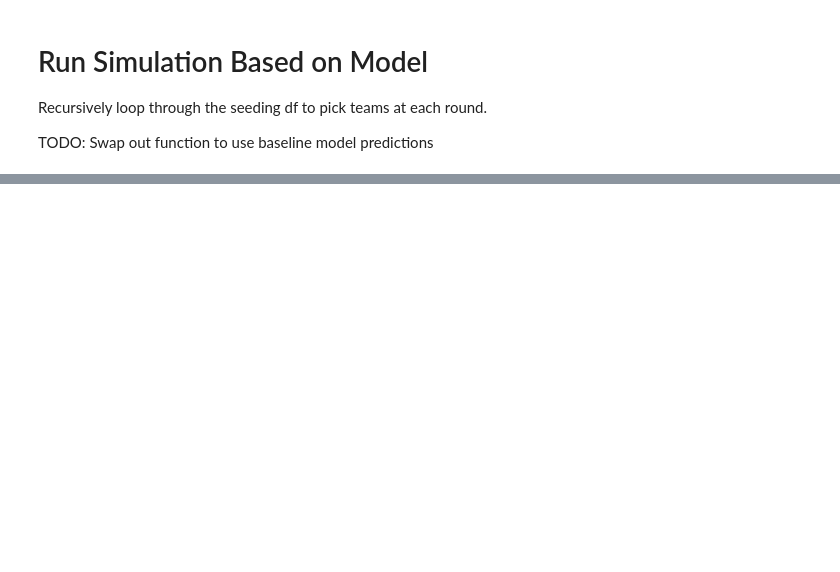
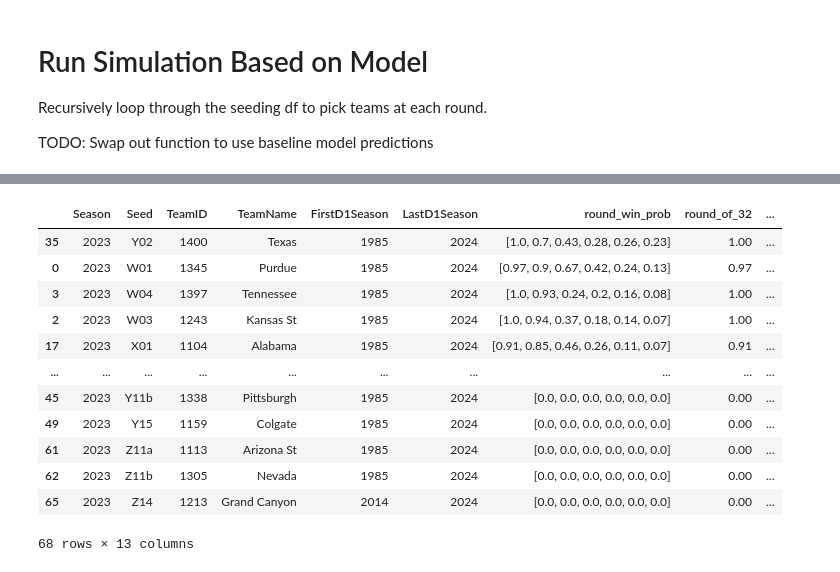
Before and after one commit to taylorlast/march_madness_2024, a Jupyter notebook: src/mm-code.ipynb, the cells around one changed output, grey strips where cells are left out. Drawn from its saved outputs; the diff is of its cells as text; code cells hidden in the pictures; blank space fills up the shorter version.

```diff
--- a/src/mm-code.ipynb
+++ b/src/mm-code.ipynb
@@ -887,0 +976,59 @@ def simulate(_df, seed_lookup, round_num=0, results=None, year=2023):
+# %%
+def check_bracket_distribution(df, seed):
+    """
+    df: pd.DataFrame
+        This is the submission dataframe for all brackets
+    team: str
+        a seed representing the team
+    """
+    successors = get_successors(seed)
+    path_df = df[df["Slot"].isin(successors)]
+    path_df = path_df.groupby("Slot")["Team"].apply(lambda x: np.mean(x == seed))
+
+    # seeding_teams = pd.merge(mens_data["MNCAATourneySeeds"][
+    #     mens_data["MNCAATourneySeeds"]["Season"] == 2023
+    # ], mens_data["MTeams"], on="TeamID")
+
+    # try:
+    #     team_name = seeding_teams[seeding_teams["Seed"] == seed]["TeamName"].values[0]
+    # except:
+    #     team_name=""
+
+    # print("*"*50)
+    # print(f"{team_name} CHANCE TO WIN IT ALL: {path_df[-1]}")
+    # print("*"*50)
+
+    return path_df
+# %%
+tournament_2023 = pd.merge(mens_data["MNCAATourneySeeds"][
+            mens_data["MNCAATourneySeeds"]["Season"] == 2023
+        ], mens_data["MTeams"], on="TeamID")
+# %%
+tournament_2023["round_win_prob"]= tournament_2023["Seed"].apply(lambda x: check_bracket_distribution(df, x)[:6].values)
+
+tournament_2023[
+    [
+        "round_of_32",
+        "sweet16",
+        "elite8",
+        "final4",
+        "final",
+        "champ",
+    ]
+] = list(tournament_2023["round_win_prob"])
+# %%
+tournament_2023.sort_values(by=["champ", "final", "final4", "elite8", "sweet16", "round_of_32"], ascending=False)
+# %% [output]
+|  | Season | Seed | TeamID | TeamName | FirstD1Season | LastD1Season | round_win_prob | round_of_32 | ... |
+| 35 | 2023 | Y02 | 1400 | Texas | 1985 | 2024 | [1.0, 0.7, 0.43, 0.28, 0.26, 0.23] | 1.00 | ... |
+| 0 | 2023 | W01 | 1345 | Purdue | 1985 | 2024 | [0.97, 0.9, 0.67, 0.42, 0.24, 0.13] | 0.97 | ... |
+| 3 | 2023 | W04 | 1397 | Tennessee | 1985 | 2024 | [1.0, 0.93, 0.24, 0.2, 0.16, 0.08] | 1.00 | ... |
+| 2 | 2023 | W03 | 1243 | Kansas St | 1985 | 2024 | [1.0, 0.94, 0.37, 0.18, 0.14, 0.07] | 1.00 | ... |
+| 17 | 2023 | X01 | 1104 | Alabama | 1985 | 2024 | [0.91, 0.85, 0.46, 0.26, 0.11, 0.07] | 0.91 | ... |
+| ... | ... | ... | ... | ... | ... | ... | ... | ... | ... |
+| 45 | 2023 | Y11b | 1338 | Pittsburgh | 1985 | 2024 | [0.0, 0.0, 0.0, 0.0, 0.0, 0.0] | 0.00 | ... |
+| 49 | 2023 | Y15 | 1159 | Colgate | 1985 | 2024 | [0.0, 0.0, 0.0, 0.0, 0.0, 0.0] | 0.00 | ... |
+| 61 | 2023 | Z11a | 1113 | Arizona St | 1985 | 2024 | [0.0, 0.0, 0.0, 0.0, 0.0, 0.0] | 0.00 | ... |
+| 62 | 2023 | Z11b | 1305 | Nevada | 1985 | 2024 | [0.0, 0.0, 0.0, 0.0, 0.0, 0.0] | 0.00 | ... |
+| 65 | 2023 | Z14 | 1213 | Grand Canyon | 2014 | 2024 | [0.0, 0.0, 0.0, 0.0, 0.0, 0.0] | 0.00 | ... |
+68 rows × 13 columns
```
Also changed, not shown: parts of 25 cells of this notebook, 1 other file.
